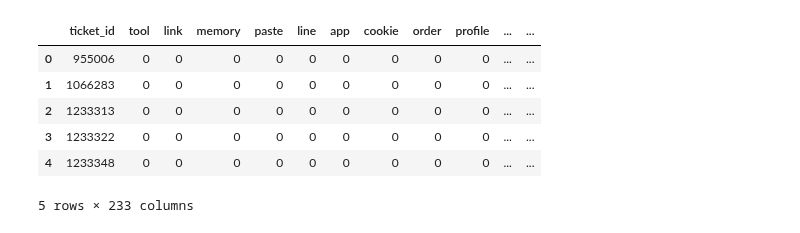
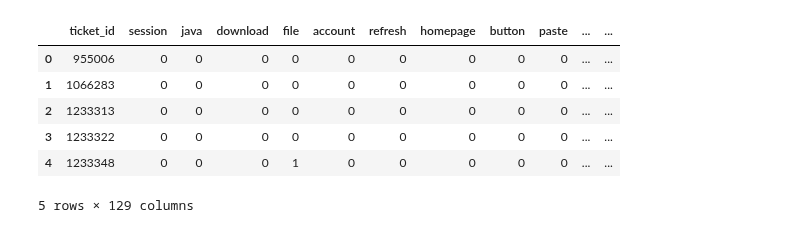
Before and after one commit to mlopatka/CANOSP2020, a Jupyter notebook: notebooks/Multi-Label Text Classification using fastai - Intersection Tags.ipynb, the cells around one changed output. Drawn from its saved outputs; the diff is of its cells as text; code cells hidden in the pictures.

```diff
--- a/notebooks/Multi-Label Text Classification using fastai - Intersection Tags.ipynb
+++ b/notebooks/Multi-Label Text Classification using fastai - Intersection Tags.ipynb
@@ -23,16 +23,16 @@ data_path = canosp_root_path/"data"
 # %%
 from fastai.text import *
 # %%
-train = pd.read_csv(data_path/"train_intersection.csv")
+train = pd.read_csv(data_path/"final_train.csv")
 train.head()
 # %% [output]
-|  | ticket_id | tool | link | memory | paste | line | app | cookie | order | profile | ... | ... |
+|  | ticket_id | session | java | download | file | account | refresh | homepage | button | paste | ... | ... |
 | 0 | 955006 | 0 | 0 | 0 | 0 | 0 | 0 | 0 | 0 | 0 | ... | ... |
 | 1 | 1066283 | 0 | 0 | 0 | 0 | 0 | 0 | 0 | 0 | 0 | ... | ... |
 | 2 | 1233313 | 0 | 0 | 0 | 0 | 0 | 0 | 0 | 0 | 0 | ... | ... |
 | 3 | 1233322 | 0 | 0 | 0 | 0 | 0 | 0 | 0 | 0 | 0 | ... | ... |
-| 4 | 1233348 | 0 | 0 | 0 | 0 | 0 | 0 | 0 | 0 | 0 | ... | ... |
+| 4 | 1233348 | 0 | 0 | 0 | 1 | 0 | 0 | 0 | 0 | 0 | ... | ... |
-5 rows × 233 columns
+5 rows × 129 columns
 # %%
 train['title_content'] = train['title_content'].str.replace('([“”¨«»®´·º½¾¿¡§£₤‘’])', '')
 # %%
```
Also changed, not shown: parts of 18 cells of this notebook, 2 other files.
